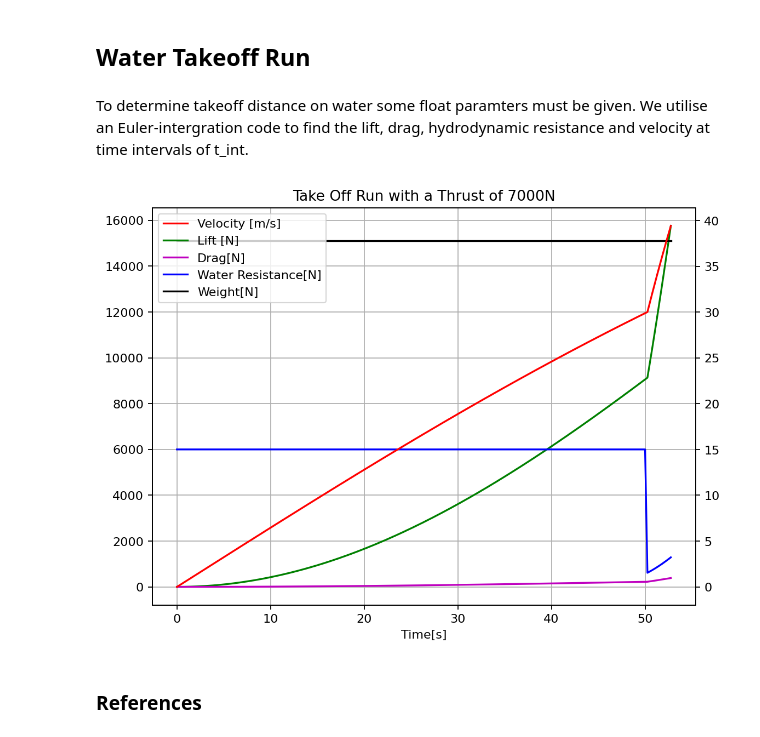
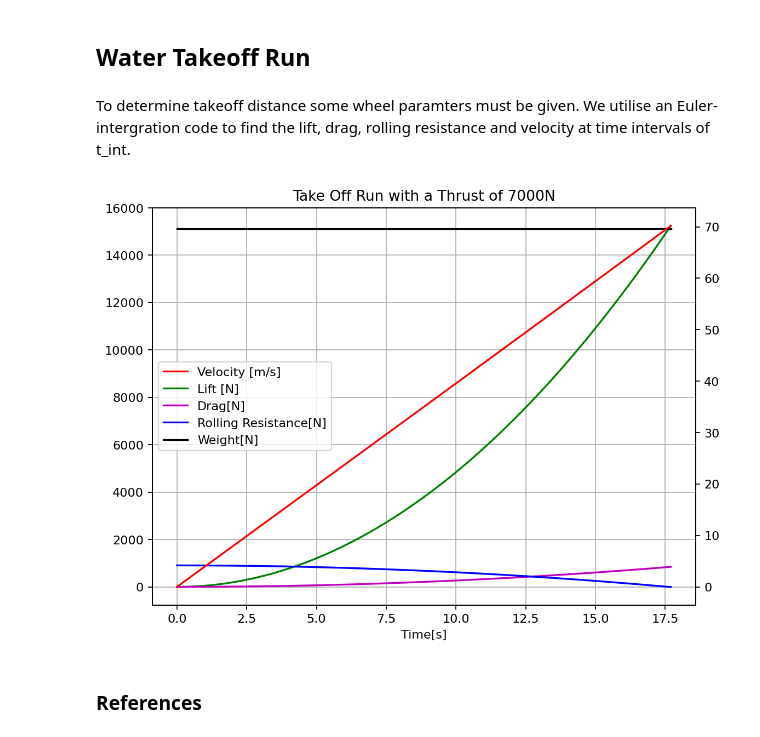
Before and after one commit to Zach10a/ADRpy, a Jupyter notebook: docs/ADRpy/notebooks/Constraint analysis of a single engine piston prop.ipynb, the cells around one changed output. Drawn from its saved outputs; the diff is of its cells as text; code cells hidden in the pictures.

Commit message:
Ground roll implimented

```diff
--- a/docs/ADRpy/notebooks/Constraint analysis of a single engine piston prop.ipynb
+++ b/docs/ADRpy/notebooks/Constraint analysis of a single engine piston prop.ipynb
@@ -175,33 +175,32 @@ concept.propulsionsensitivity_monothetic(wingloading_pa=wslist_pa, show='cruise'
 # %% [markdown]
 ## Water Takeoff Run
 # %% [markdown]
-To determine takeoff distance on water some float paramters must be given. We utilise an Euler-intergration code to
-find the lift, drag, hydrodynamic resistance and velocity at time intervals of t_int.
+To determine takeoff distance some wheel paramters must be given. We utilise an Euler-intergration code to
+find the lift, drag, rolling resistance and velocity at time intervals of t_int.
 # %%
-floats = {'beam': 0.635, 'length': 3.81, 'trim_start': 6, 'trim_end': 8}
+num_wheels = 3
 w_area = 10
 Thrust = 7000
-t_int = 0.25
+t_int = 0.1
 # %%
-Fplane = tr.Floatplane(TOW_kg, w_area, concept, floats)
-water_to = Fplane.TakeOffRun(t_int, Thrust)
+plane = tr.Ground(TOW_kg, w_area, num_wheels, concept)
+ground_to = plane.TakeOffRun(t_int, Thrust)
 fig, ax1 = plt.subplots()
 ax2 = ax1.twinx()
-lns1 = ax2.plot(water_to['time'], water_to['velocity'],'r', label='Velocity [m/s]',)
-lns2 = ax1.plot(water_to['time'], water_to['lift'],'g', label='Lift [N]')
-lns3 = ax1.plot(water_to['time'], water_to['drag'],'m', label='Drag[N]')
-lns4 = ax1.plot(water_to['time'], water_to['resistance'],'b', label='Water Resistance[N]')
-# plt.plot(t_s, R_frs, label='Hydroplaning Resistance [N]')
-lns5 = ax1.plot(water_to['time'], water_to['weight'],'k', label='Weight[N]')
+lns1 = ax2.plot(ground_to['time'], ground_to['velocity'],'r', label='Velocity [m/s]',)
+lns2 = ax1.plot(ground_to['time'], ground_to['lift'],'g', label='Lift [N]')
+lns3 = ax1.plot(ground_to['time'], ground_to['drag'],'m', label='Drag[N]')
+lns4 = ax1.plot(ground_to['time'], ground_to['resistance'],'b', label='Rolling Resistance[N]')
+lns5 = ax1.plot(ground_to['time'], ground_to['weight'],'k', label='Weight[N]')
 lns = lns1+lns2+lns3+lns4+lns5
 labs = [l.get_label() for l in lns]
 ax1.legend(lns,labs,loc=0)
 ax1.set_xlabel('Time[s]')
 ax1.grid()
 ax1.set_title('Take Off Run with a Thrust of ' + str(Thrust) + 'N')
 plt.show()
 # %% [output]
-[figure, old version]
+[figure, new version]
 # %% [markdown]
 ### References
 # %% [markdown]
```
Also changed, not shown: 1 other file.
